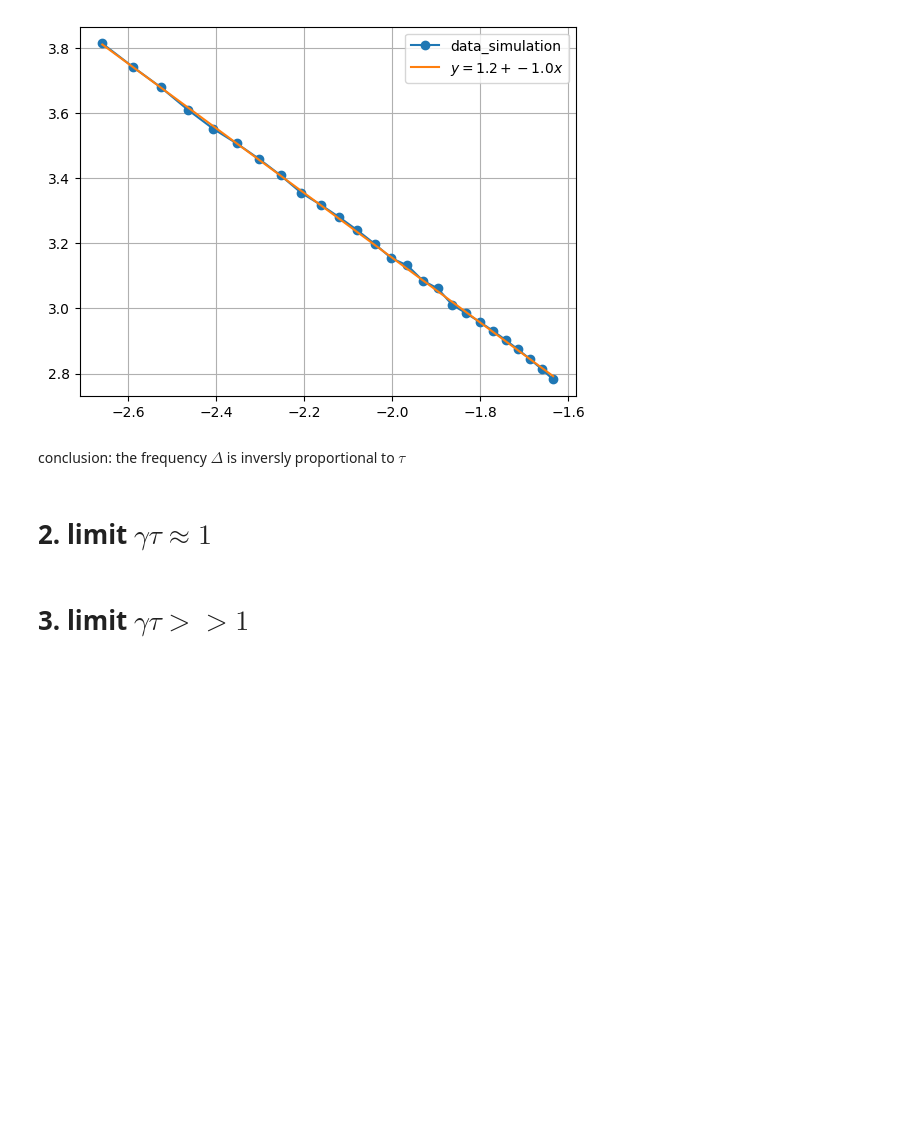
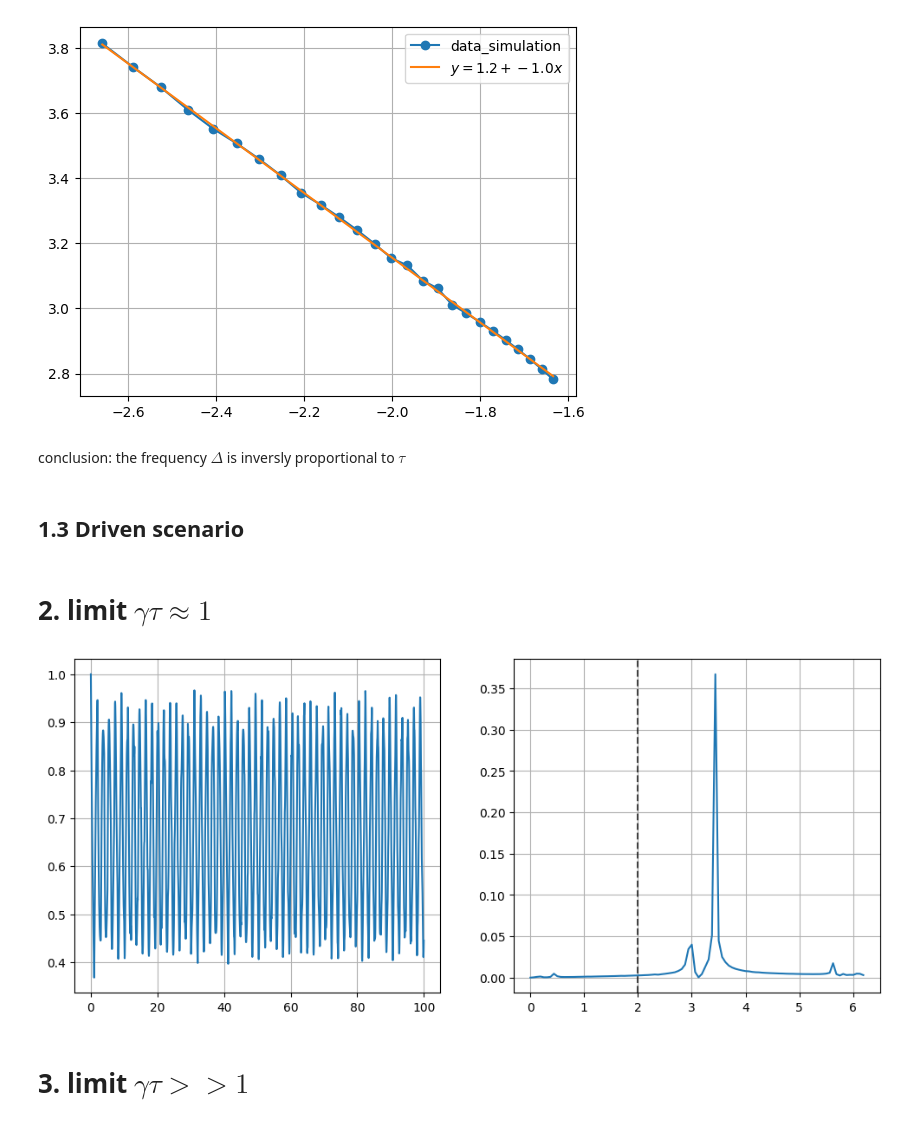
Before and after one commit to Taitoos2/Non_Markovian_Cavity, a Jupyter notebook: Article_notebook.ipynb, the cells around one changed output. Cells and saved outputs as stored; diff of their text form; code cells hidden in the pictures; blank space fills up the shorter version.

```diff
--- a/Article_notebook.ipynb
+++ b/Article_notebook.ipynb
@@ -148,7 +143,37 @@ plt.show()
 [figure]
 # %% [markdown]
 conclusion: the frequency $\Delta$ is inversly proportional to $\tau$
+# %% [markdown]
+## 1.3 Driven scenario
 # %% [markdown]
 # 2. limit $\gamma \tau \approx  1$
+# %%
+#  parameter definition, resonant condition
+
+gamma = 1
+tau = 1
+phi = np.pi
+t_max = 100*tau
+dt = tau/20
+w_ref = 2*np.sqrt(gamma/tau)
+# %%
+cavity = new_cav_model(gamma,phi,tau,0)
+cavity.evolve(t_max,dt)
+t,e = cavity.excited_state([1,0])
+freqs,u = fast_f_t(t,e,M=200)
+# %%
+fig,axs = plt.subplots(1,2,figsize=(12,5))
+
+axs[0].plot(t,e)
+axs[0].grid()
+
+
+axs[1].plot(freqs,u)
+axs[1].grid()
+axs[1].axvline(x=w_ref,linestyle='--',color='k',alpha=0.7)
+
+plt.show()
+# %% [output]
+[figure, added]
 # %% [markdown]
 # 3. limit $\gamma \tau >> 1 $
```
Also changed, not shown: parts of 11 cells of this notebook.
